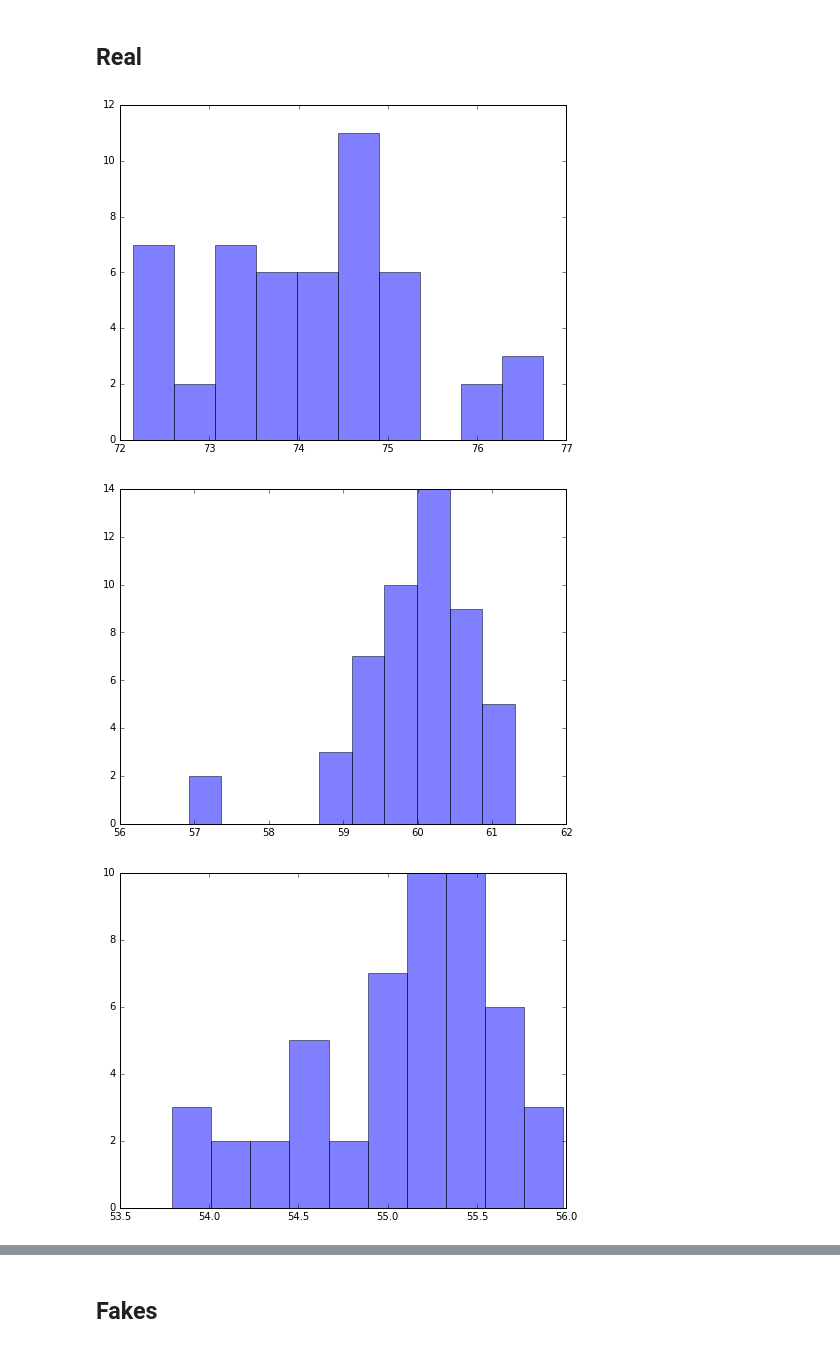
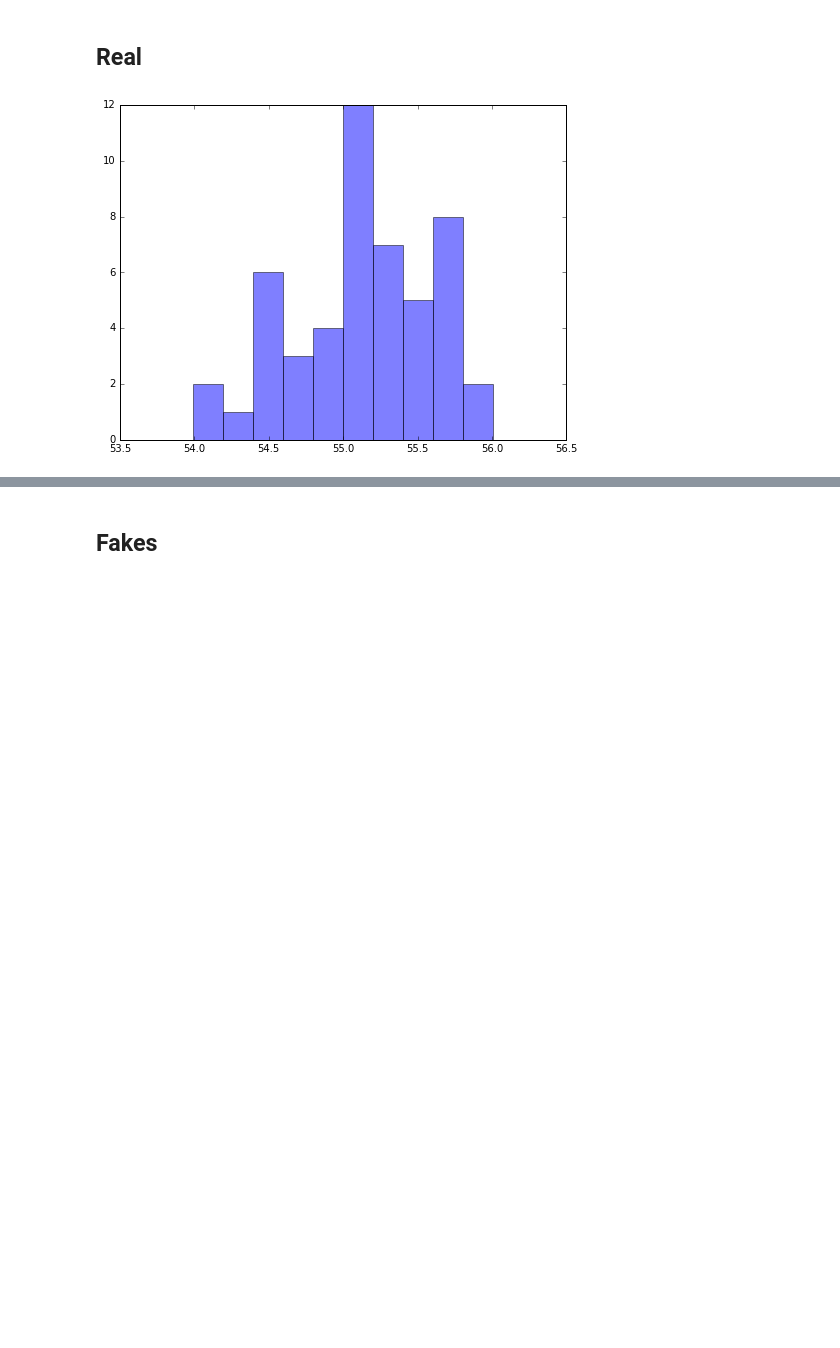
Before and after one commit to esandford/multiplicities, a Jupyter notebook: informationCriteria.ipynb, the cells around one changed output, grey strips where cells are left out. Cells and saved outputs as stored; diff of their text form; code cells hidden in the pictures; blank space fills up the shorter version.

Commit message:
results for 8/10 models

```diff
--- a/informationCriteria.ipynb
+++ b/informationCriteria.ipynb
@@ -682,7 +682,7 @@ def hist2d(x, y, bins=20, range=None, weights=None, levels=None, smooth=None,
 
 
 #models = ["constant","uniform","poisson","exponential","zipf","diconstant","diuniform","dipoisson","diexponential","dizipf"]
-models = ["poisson","exponential","zipf","diuniform","dipoisson","diexponential","dizipf"]
+models = ["diconstant"]
 
 for modidx, mod in enumerate(models):
     if mod[0:2] == "di":
@@ -690,33 +690,31 @@ for modidx, mod in enumerate(models):
     else:
         k = 6.
 
     chain = np.genfromtxt("./{0}Chain.dat".format(mod),delimiter=",")
     nSteps = np.shape(chain)[0]
 
     randIdxs = np.random.permutation(nSteps)
 
     chain = chain[randIdxs]
 
     AICs = np.zeros((50,2))
 
     AICs[:,0] = np.arange(50)
 
     overallAIC = -2.*np.max(chain[:,-1]) + 2.*k
 
     for i in range(0,50):
         partChain = chain[1000*i:1000*(i+1)]
         maxLike = np.max(partChain[:,-1])
 
         AICs[i,1] = -2.*maxLike + 2.*k
 
     fig = plt.figure(figsize=(8,6))
     plt.hist(AICs[:,1],color='b',alpha=0.5)
     plt.show()
 
     header = "overall AIC: {0} \n partChain,AIC".format(overallAIC)
 
     np.savetxt("./{0}AICs.txt".format(mod),AICs,header=header,fmt="%d,%.12f",delimiter=',')
 # %% [output]
-[figure, old version]
+[figure, new version]
-[figure, removed]
-[figure, removed]
```
Also changed, not shown: parts of 2 cells of this notebook, 29 other files.
